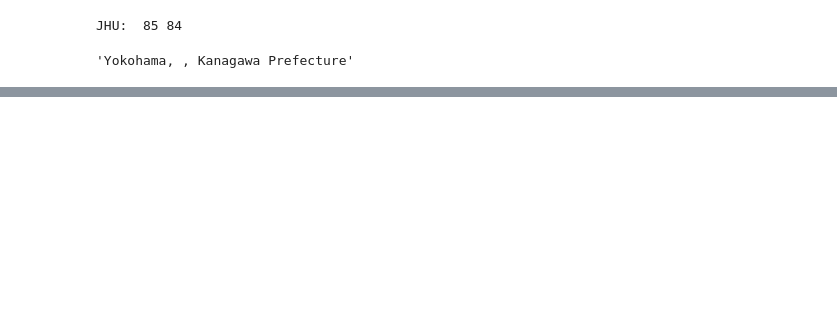
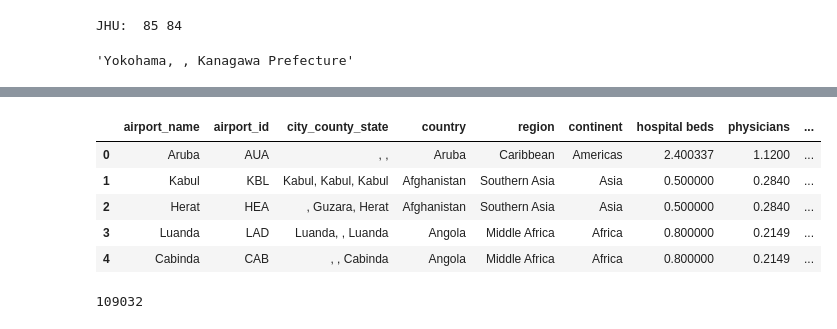
Before and after one commit to gksidhu/Capstone, a Jupyter notebook: Untitled.ipynb, the cells around one changed output, grey strips where cells are left out. Drawn from its saved outputs; the diff is of its cells as text; code cells hidden in the pictures; blank space fills up the shorter version.

```diff
--- a/Untitled.ipynb
+++ b/Untitled.ipynb
@@ -970,0 +1085,13 @@ JHU:  85 84
+# %%
+total_df.head()
+# %% [output]
+|  | airport_name | airport_id | city_county_state | country | region | continent | hospital beds | physicians | ... |
+| 0 | Aruba | AUA | , , | Aruba | Caribbean | Americas | 2.400337 | 1.1200 | ... |
+| 1 | Kabul | KBL | Kabul, Kabul, Kabul | Afghanistan | Southern Asia | Asia | 0.500000 | 0.2840 | ... |
+| 2 | Herat | HEA | , Guzara, Herat | Afghanistan | Southern Asia | Asia | 0.500000 | 0.2840 | ... |
+| 3 | Luanda | LAD | Luanda, , Luanda | Angola | Middle Africa | Africa | 0.800000 | 0.2149 | ... |
+| 4 | Cabinda | CAB | , , Cabinda | Angola | Middle Africa | Africa | 0.800000 | 0.2149 | ... |
+# %%
+len(total_df)
+# %% [output]
+109032
```
Also changed, not shown: parts of 32 cells of this notebook, 7 other files.
